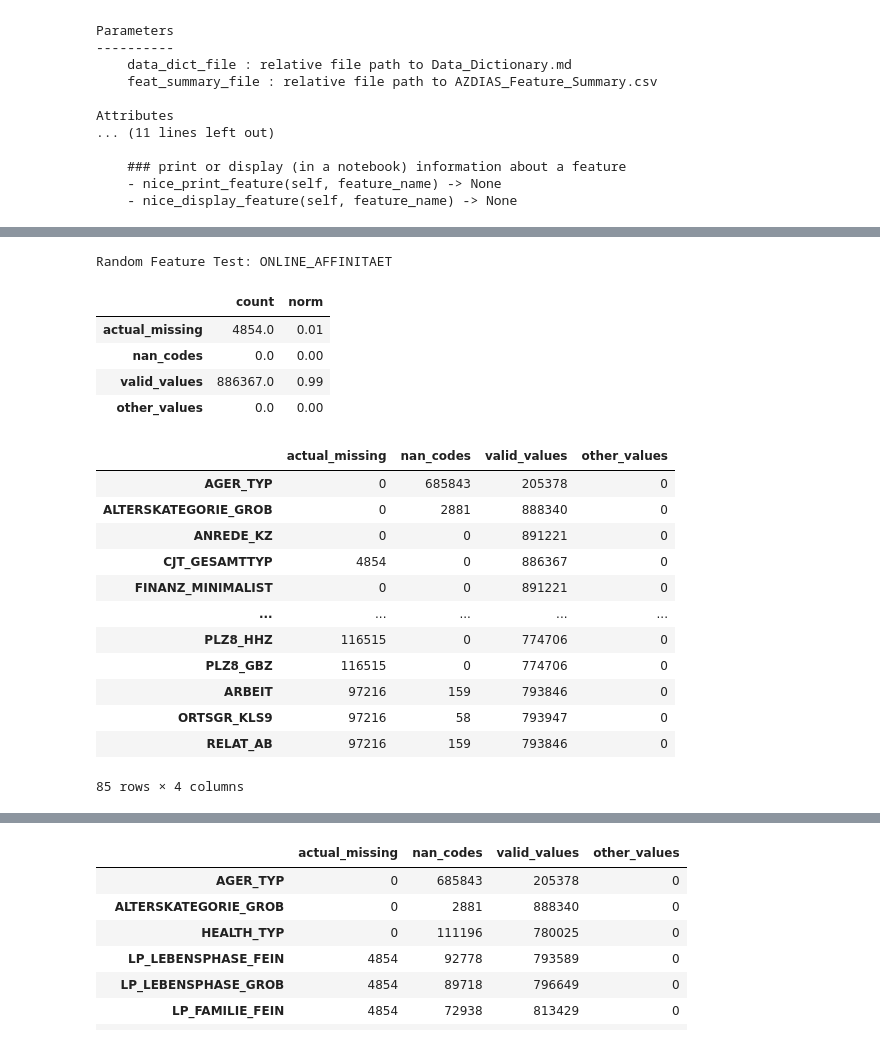
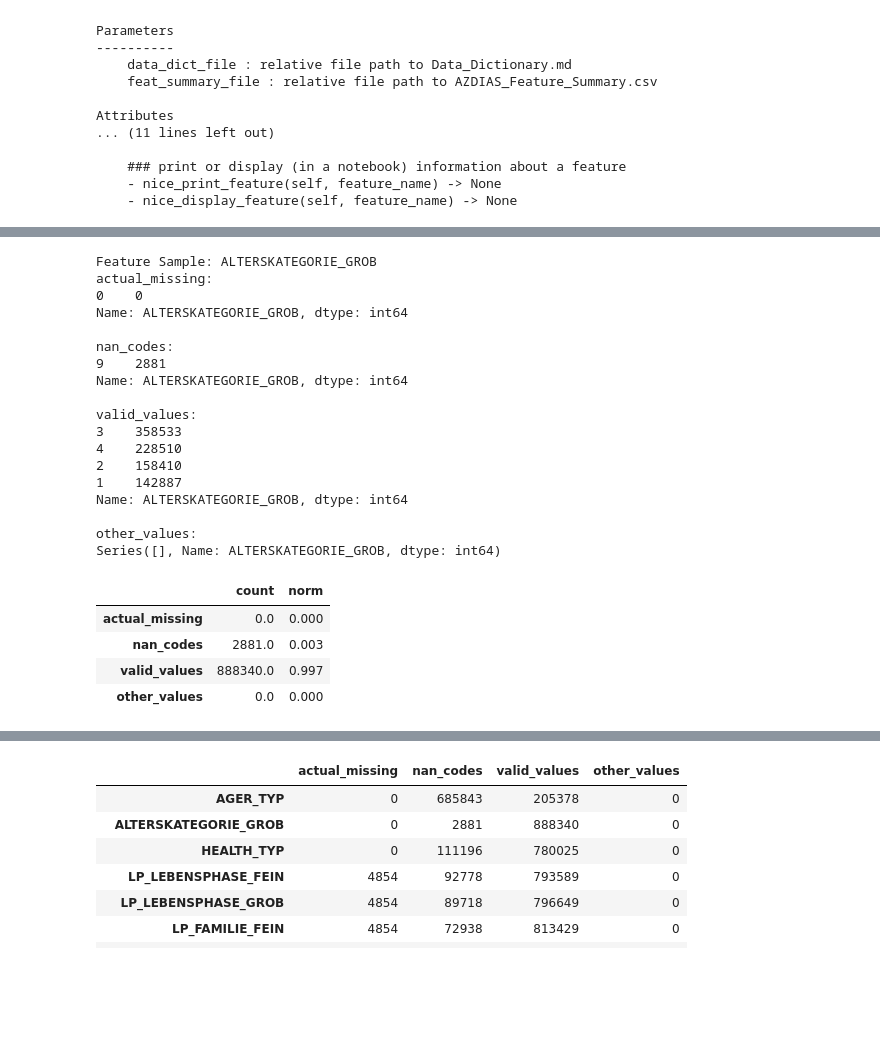
Before and after one commit to jsecrest/wgu-MachineLearning-C753-p2_IdentifyCustomerSegments, a Jupyter notebook: Identify_Customer_Segments.ipynb, the cells around one changed output, grey strips where cells are left out. Saved outputs shown, nothing was run; the diff lists cells and outputs as text; code cells hidden in the pictures; blank space fills up the shorter version.

Commit message:
validation and nan replacement done

```diff
--- a/Identify_Customer_Segments.ipynb
+++ b/Identify_Customer_Segments.ipynb
@@ -252,5 +246,5 @@ codex.all_df.loc[(codex.all_df["allowed_values"].isnull()) | (codex.all_df["miss
 # %%
-def value_validity_sort(feature_data_s: Series, for_agg = True) -> Series:
+def value_validity_sort(feature_data_s: Series, for_apply = True) -> Series:
     """return a dataframe for the feature with aggregated sums about the data quality
     - actual_missing = blanks
     - nan_codes = values that have an entry in missing_or_unknown
@@ -264,7 +258,7 @@ def value_validity_sort(feature_data_s: Series, for_agg = True) -> Series:
         + "data_dictionary! Result for this feature will be np.nan")
         return np.nan
     feature_meta_s = codex.get_feature_as_s(feature_name)
-    feature_data_s = azdias.loc[:,feature_name]
+    # feature_data_s = azdias.loc[:,feature_name]
 
     value_counts = feature_data_s.value_counts()
     value_list = value_counts.index.to_series()
@@ -279,63 +273,69 @@ def value_validity_sort(feature_data_s: Series, for_agg = True) -> Series:
         nan_code_counts = pd.Series(dtype="int64")
     else:
         nan_code_counts = value_counts.loc[value_list.isin(missing_or_unknown)]
-        #dropping nan codes from value_counts prevents counting them in valid values
+        #dropping nan codes from value_counts prevents counting them in "other_values"
         value_counts.drop(value_list.loc[value_list.isin(missing_or_unknown)], inplace=True)
         value_list = value_list.loc[~value_list.isin(missing_or_unknown)]
 
     #Count VALID and INVALID
     allowed_values = feature_meta_s.loc["allowed_values"]
     if allowed_values is None:
         #if there isn't anything to compare against, assume every value is valid
         valid_value_counts = value_counts
         invalid_value_counts = pd.Series(dtype="int64")
     else:
         valid_value_counts = value_counts.loc[value_list.isin(allowed_values)]
         invalid_value_counts = value_counts.loc[~value_list.isin(allowed_values)]
 
     counts = [natural_missing_count, nan_code_counts, valid_value_counts, invalid_value_counts]
     names = ["actual_missing", "nan_codes", "valid_values", "other_values"]
     sums = []
 
     for i in range(len(counts)):
         sums.append(sum(counts[i]))
         # print(sums)
 
     sums_s = pd.Series(sums, index=names, name="count", dtype="int64")
-    norm_s = round(sums_s.div(sums_s.sum()),2) # https://stackoverflow.com/a/35679163/1731051
+    norm_s = round(sums_s.div(sums_s.sum()),3) # https://stackoverflow.com/a/35679163/1731051
     norm_s.name = "norm"
-    if for_agg:
+
+    if for_apply:
         return sums_s
+
+    # mostly for troubleshooting, and exploration - breaks "apply"
+    for i in range(len(counts)):
+        print(f"{names[i]}:\n{counts[i]}\n")
+    #
     return pd.DataFrame(data=[sums_s, norm_s]).T
 
-    #
 
-feature_name = random.choice(codex.feature_names)
+# feature_name = random.choice(codex.feature_names)
 # feature_name = "ANZ_HH_TITEL"
-print(f"Random Feature Test: {feature_name}")
+feature_name = "ALTERSKATEGORIE_GROB"
+print(f"Feature Sample: {feature_name}")
 feature_s = azdias.loc[:,feature_name]
-value_validity_sort(feature_s, for_agg=False)
+value_validity_sort(feature_s, for_apply=False)
 # %% [output]
-Random Feature Test: ONLINE_AFFINITAET
+Feature Sample: ALTERSKATEGORIE_GROB
+actual_missing:
+0    0
+Name: ALTERSKATEGORIE_GROB, dtype: int64
+
+nan_codes:
+9    2881
+Name: ALTERSKATEGORIE_GROB, dtype: int64
+
+valid_values:
+3    358533
+4    228510
+2    158410
+1    142887
+Name: ALTERSKATEGORIE_GROB, dtype: int64
+
+other_values:
+Series([], Name: ALTERSKATEGORIE_GROB, dtype: int64)
 |  | count | norm |
-| actual_missing | 4854.0 | 0.01 |
-| nan_codes | 0.0 | 0.00 |
-| valid_values | 886367.0 | 0.99 |
-| other_values | 0.0 | 0.00 |
+| actual_missing | 0.0 | 0.000 |
+| nan_codes | 2881.0 | 0.003 |
+| valid_values | 888340.0 | 0.997 |
+| other_values | 0.0 | 0.000 |
-# %%
-quality_df = azdias.apply(value_validity_sort).T
-display(quality_df)
-# %% [output]
-|  | actual_missing | nan_codes | valid_values | other_values |
-| AGER_TYP | 0 | 685843 | 205378 | 0 |
-| ALTERSKATEGORIE_GROB | 0 | 2881 | 888340 | 0 |
-| ANREDE_KZ | 0 | 0 | 891221 | 0 |
-| CJT_GESAMTTYP | 4854 | 0 | 886367 | 0 |
-| FINANZ_MINIMALIST | 0 | 0 | 891221 | 0 |
-| ... | ... | ... | ... | ... |
-| PLZ8_HHZ | 116515 | 0 | 774706 | 0 |
-| PLZ8_GBZ | 116515 | 0 | 774706 | 0 |
-| ARBEIT | 97216 | 159 | 793846 | 0 |
-| ORTSGR_KLS9 | 97216 | 58 | 793947 | 0 |
-| RELAT_AB | 97216 | 159 | 793846 | 0 |
-85 rows × 4 columns
```
Also changed, not shown: parts of 33 cells of this notebook.
